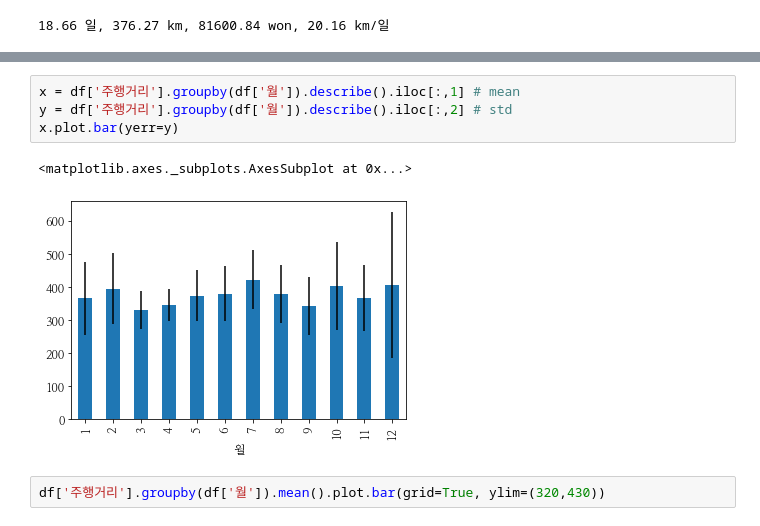
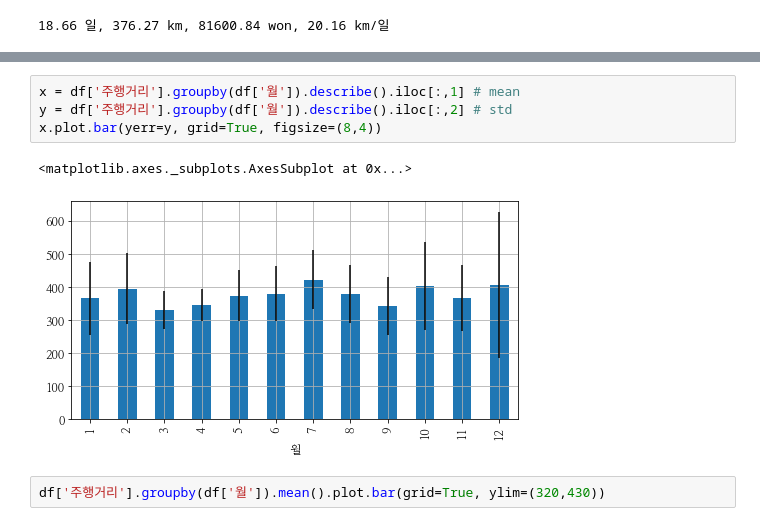
Before and after one commit to hvyrain/bigprobasic, a Jupyter notebook: 모두의데이터분석_Pandas_연비계산.ipynb, the cells around one changed output, grey strips where cells are left out. Cells and saved outputs as stored; diff of their text form.

```diff
--- a/모두의데이터분석_Pandas_연비계산.ipynb
+++ b/모두의데이터분석_Pandas_연비계산.ipynb
@@ -106,10 +123,10 @@ print('%.2f 일, %.2f km, %.2f won, %.2f km/일' % (df['간격일'].mean(), df['
 # %%
 x = df['주행거리'].groupby(df['월']).describe().iloc[:,1] # mean
 y = df['주행거리'].groupby(df['월']).describe().iloc[:,2] # std
-x.plot.bar(yerr=y)
+x.plot.bar(yerr=y, grid=True, figsize=(8,4))
 # %% [output]
 <matplotlib.axes._subplots.AxesSubplot at 0x...>
-[figure, old version]
+[figure, new version]
 # %%
 df['주행거리'].groupby(df['월']).mean().plot.bar(grid=True, ylim=(320,430))
 # %% [output]
```
Also changed, not shown: parts of 1 cell of this notebook.
